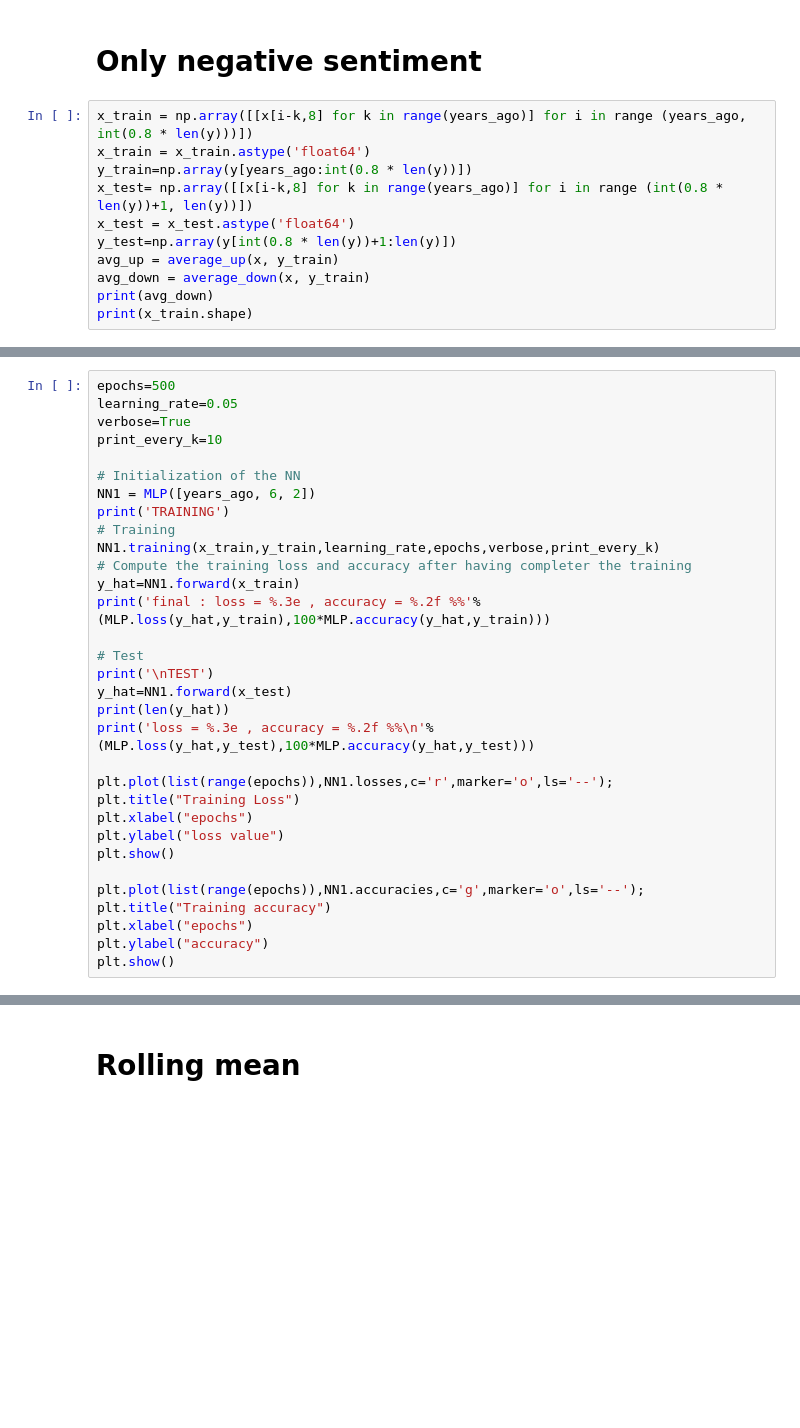
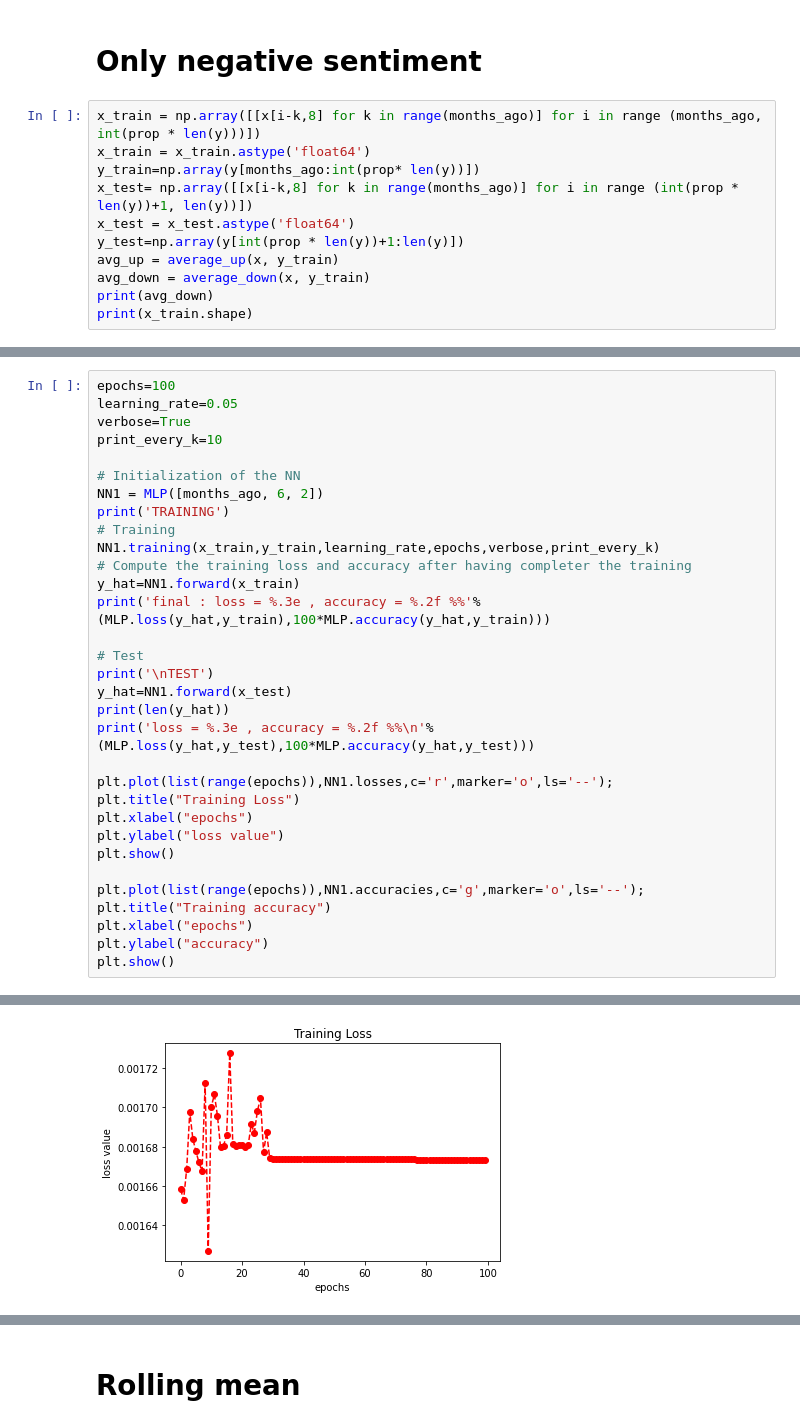
Before and after one commit to charlottekennedy/MALIS, a Jupyter notebook: classification.ipynb, the cells around one changed output, grey strips where cells are left out. Drawn from its saved outputs; the diff is of its cells as text; blank space fills up the shorter version.

```diff
--- a/classification.ipynb
+++ b/classification.ipynb
@@ -598,12 +582,12 @@ plt.show()
 # %% [markdown]
 # Only negative sentiment
 # %%
-x_train = np.array([[x[i-k,8] for k in range(years_ago)] for i in range (years_ago, int(0.8 * len(y)))])
+x_train = np.array([[x[i-k,8] for k in range(months_ago)] for i in range (months_ago, int(prop * len(y)))])
 x_train = x_train.astype('float64')
-y_train=np.array(y[years_ago:int(0.8 * len(y))])
-x_test= np.array([[x[i-k,8] for k in range(years_ago)] for i in range (int(0.8 * len(y))+1, len(y))])
+y_train=np.array(y[months_ago:int(prop* len(y))])
+x_test= np.array([[x[i-k,8] for k in range(months_ago)] for i in range (int(prop * len(y))+1, len(y))])
 x_test = x_test.astype('float64')
-y_test=np.array(y[int(0.8 * len(y))+1:len(y)])
+y_test=np.array(y[int(prop * len(y))+1:len(y)])
 avg_up = average_up(x, y_train)
 avg_down = average_down(x, y_train)
 print(avg_down)
@@ -613,11 +600,11 @@ IndexError: index 8 is out of bounds for axis 1 with size 2
 # %%
-epochs=500
+epochs=100
 learning_rate=0.05
 verbose=True
 print_every_k=10
 
 # Initialization of the NN
-NN1 = MLP([years_ago, 6, 2])
+NN1 = MLP([months_ago, 6, 2])
 print('TRAINING')
 # Training
 NN1.training(x_train,y_train,learning_rate,epochs,verbose,print_every_k)
@@ -642,3 +629,4 @@ plt.title("Training accuracy")
 plt.xlabel("epochs")
 plt.ylabel("accuracy")
 plt.show()
+# %% [output]
@@ -644,0 +649 @@ plt.show()
+[figure, added]
```
Also changed, not shown: parts of 15 cells of this notebook, 1 other file.
